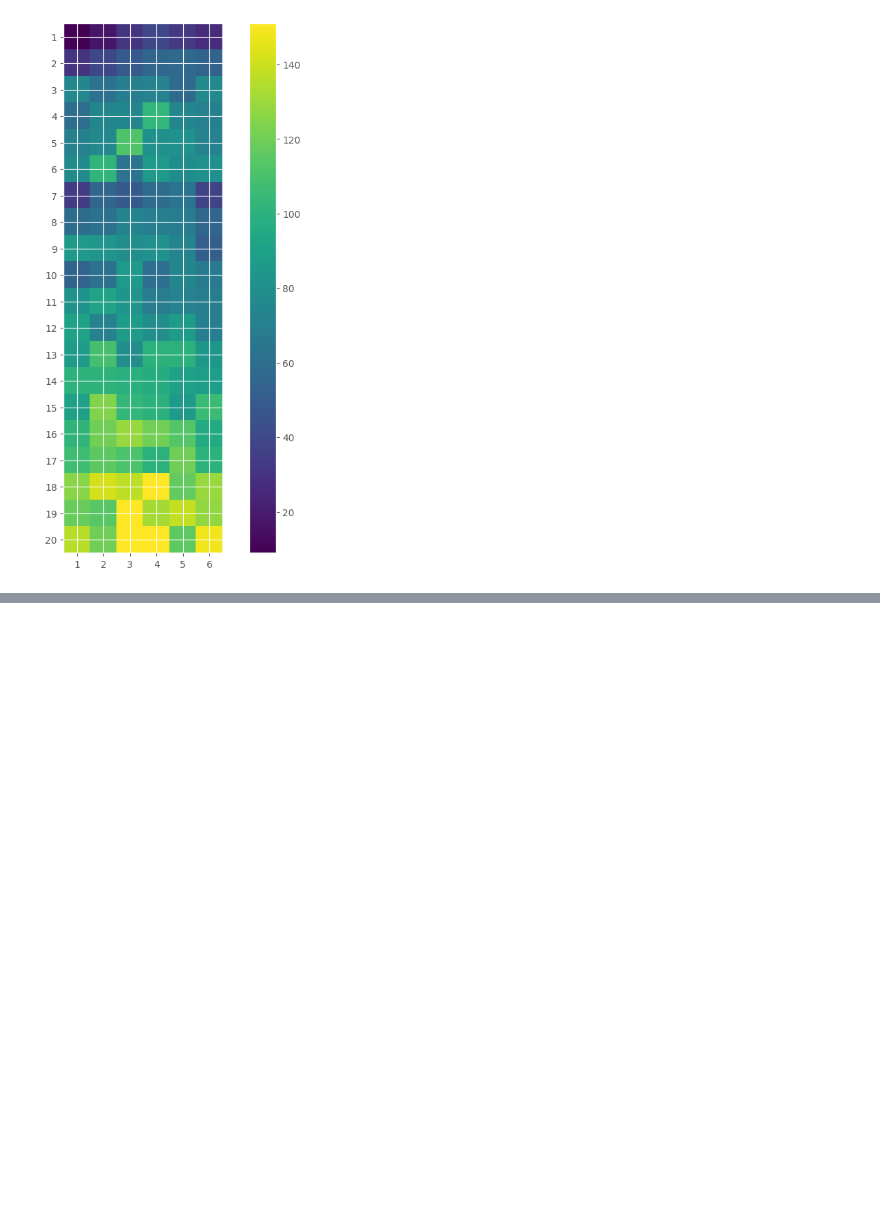
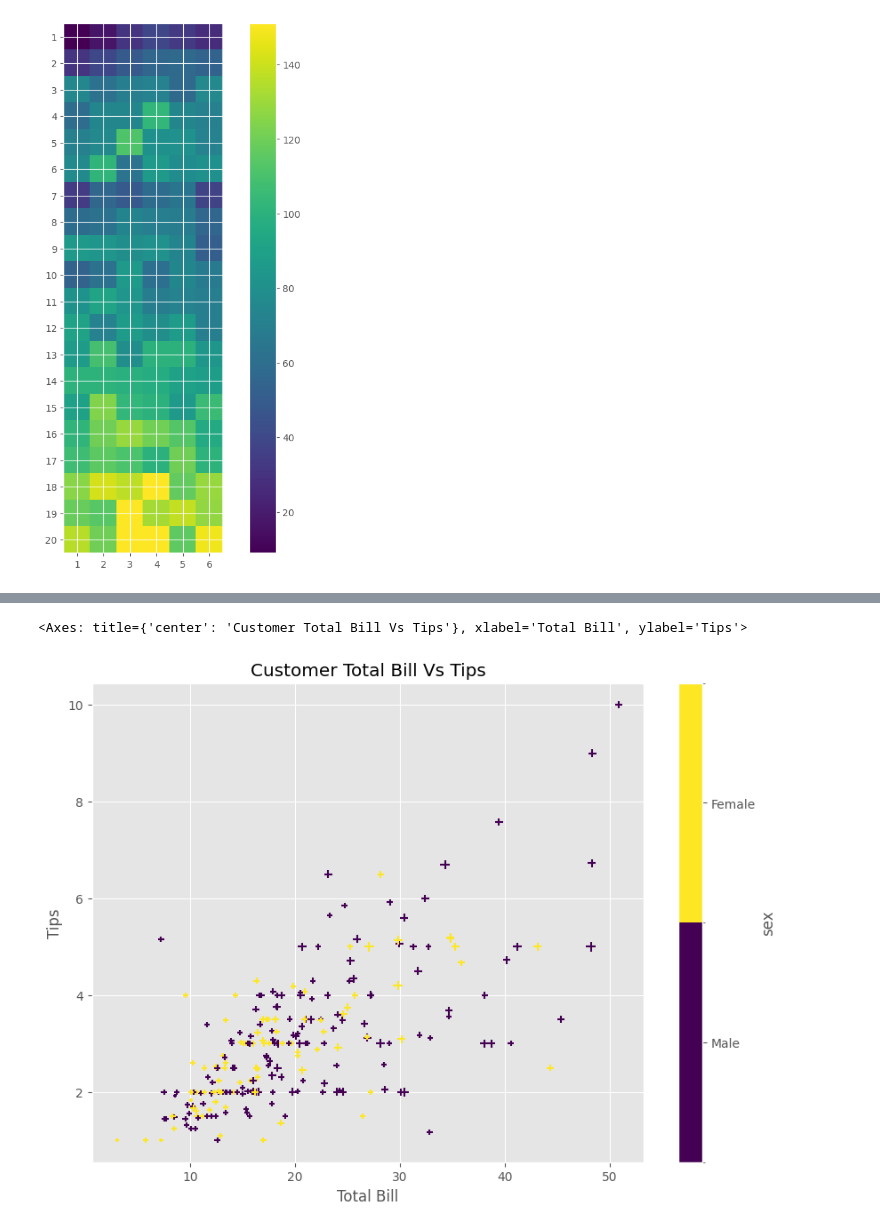
Before and after one commit to heresDataScienceProjects/DataViualizations, a Jupyter notebook: matplotlib_practice.ipynb, the cells around one changed output, grey strips where cells are left out. Drawn from its saved outputs; the diff is of its cells as text; code cells hidden in the pictures; blank space fills up the shorter version.

Commit message:
add: dataframe plot function walk through

```diff
--- a/matplotlib_practice.ipynb
+++ b/matplotlib_practice.ipynb
@@ -463,0 +466,2 @@ plt.colorbar()
+# %%
+tips = sns.load_dataset('tips')
@@ -463,0 +484,20 @@ plt.colorbar()
+# %%
+tips['size'] = tips['size'] * 10
+# %%
+tips.plot(
+    kind='scatter',
+    x='total_bill',
+    y='tip', s='size',
+    marker='+',
+    figsize=(10,7),
+    title='Customer Total Bill Vs Tips',
+    c='sex',
+    cmap='viridis',
+    xlabel='Total Bill',
+    ylabel='Tips'
+    )
+# plt.title("Restaurent Customer Info")
+# plt.xlabel('Total Bill')
+# %% [output]
+<Axes: title={'center': 'Customer Total Bill Vs Tips'}, xlabel='Total Bill', ylabel='Tips'>
+[figure, added]
```
Also changed, not shown: parts of 15 cells of this notebook.
